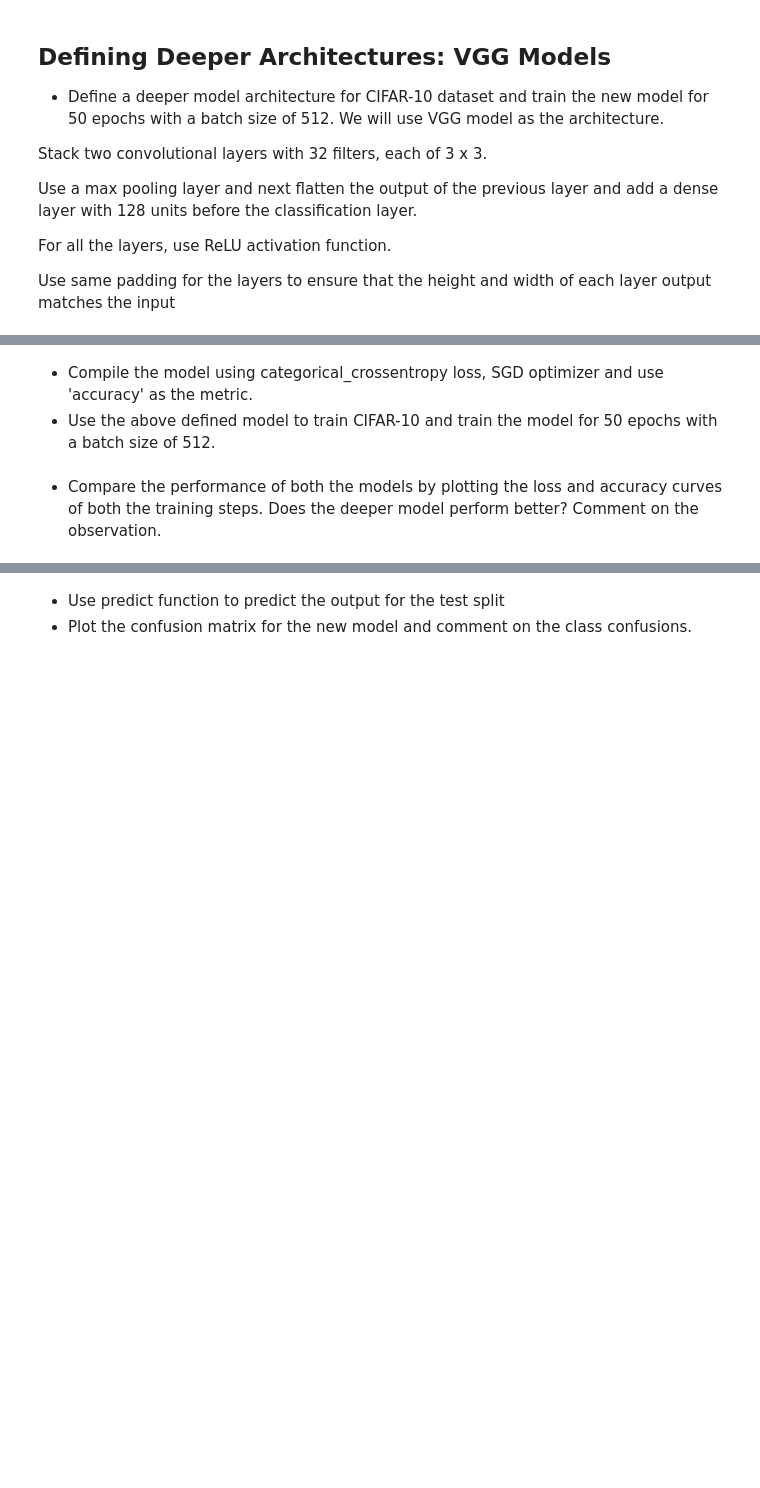
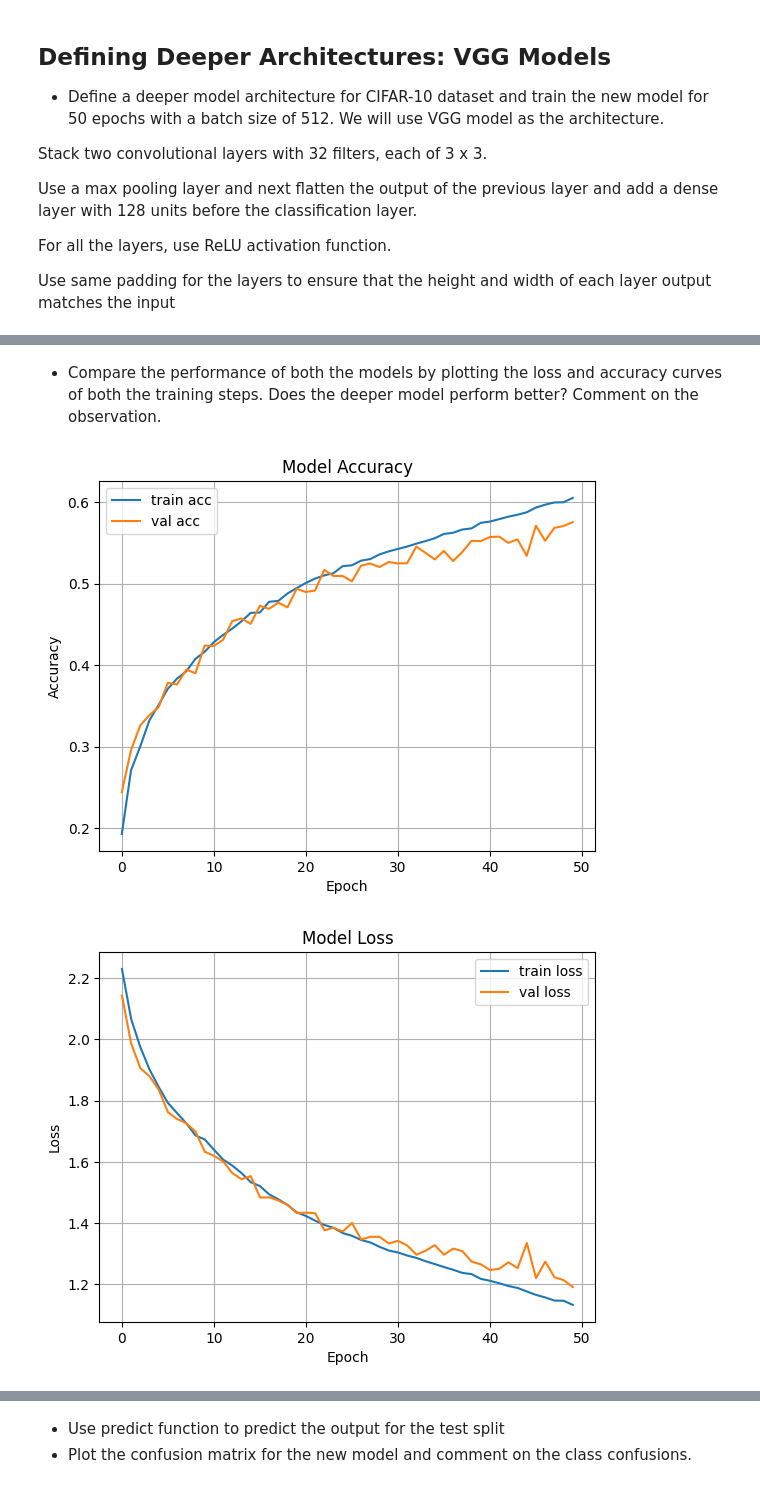
Before and after one commit to happyemanaloto/lab-image-classification-using-convolutional-neural-networks, a Jupyter notebook: main.ipynb, the cells around one changed output, grey strips where cells are left out. Saved outputs shown, nothing was run; the diff lists cells and outputs as text; code cells hidden in the pictures; blank space fills up the shorter version.

```diff
--- a/main.ipynb
+++ b/main.ipynb
@@ -380,3 +398,0 @@ clear_session()
-# %% [markdown]
-*   Compile the model using categorical_crossentropy loss, SGD optimizer and use 'accuracy' as the metric.
-*   Use the above defined model to train CIFAR-10 and train the model for 50 epochs with a batch size of 512.
@@ -389,3 +401,27 @@ clear_session()
+# %%
+import matplotlib.pyplot as plt
+# Accuracy
+plt.plot(historyVGG.history['accuracy'], label='train acc')
+plt.plot(historyVGG.history['val_accuracy'], label='val acc')
+plt.title('Model Accuracy')
+plt.xlabel('Epoch')
+plt.ylabel('Accuracy')
+plt.legend()
+plt.grid()
+plt.show()
+
+# Loss
+plt.plot(historyVGG.history['loss'], label='train loss')
+plt.plot(historyVGG.history['val_loss'], label='val loss')
+plt.title('Model Loss')
+plt.xlabel('Epoch')
+plt.ylabel('Loss')
+plt.legend()
+plt.grid()
+plt.show()
+# %% [output]
+[figure, added]
+[figure, added]
 # %% [markdown]
 **Comment on the observation**
 
```
Also changed, not shown: parts of 34 cells of this notebook.
